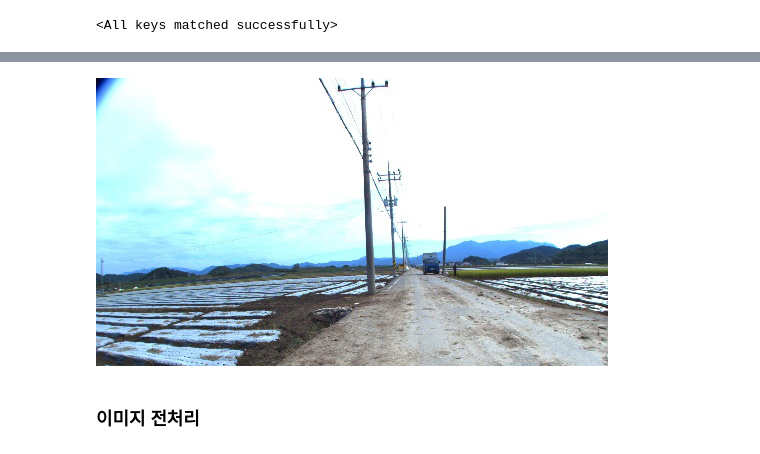
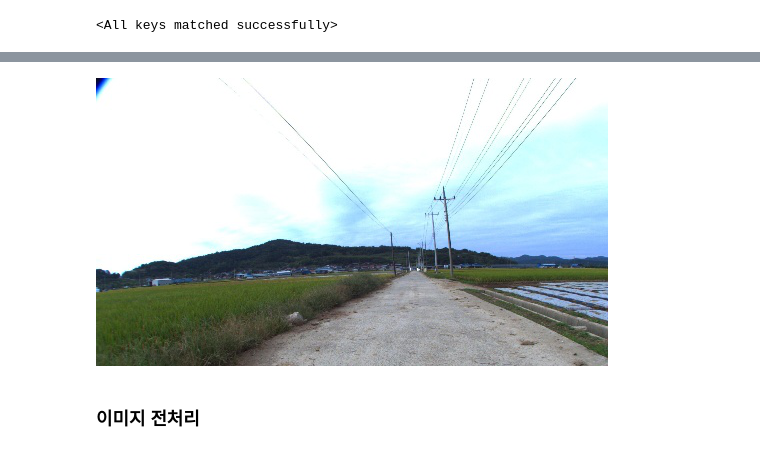
Before and after one commit to choiyongwoo/Deep_Learning_Bootcamp, a Jupyter notebook: image_project2/inference.ipynb, the cells around one changed output, grey strips where cells are left out. Cells and saved outputs as stored; diff of their text form; code cells hidden in the pictures.

```diff
--- a/image_project2/inference.ipynb
+++ b/image_project2/inference.ipynb
@@ -46,13 +46,13 @@ SegformerForSemanticSegmentation(
 # %%
 from PIL import Image
 
 # load image + ground truth map
-image_path = "C:/Users/USER/Desktop/resized_valid_image/NIA_AgricultureAD_paddy_RGB_bottom_Gyeongsangnamdo_2110151007_day_sunny_003341.jpg"
+image_path = "C:/Users/USER/Desktop/512x288/resized_valid_image/NIA_AgricultureAD_paddy_RGB_bottom_Gyeongsangnamdo_2110151007_day_sunny_001894.jpg"
 image = Image.open(image_path)
 
 image
 # %% [output]
-[figure, old version]
+[figure, new version]
 # %% [markdown]
 ### 이미지 전처리
 # %%
```
Also changed, not shown: parts of 11 cells of this notebook.
